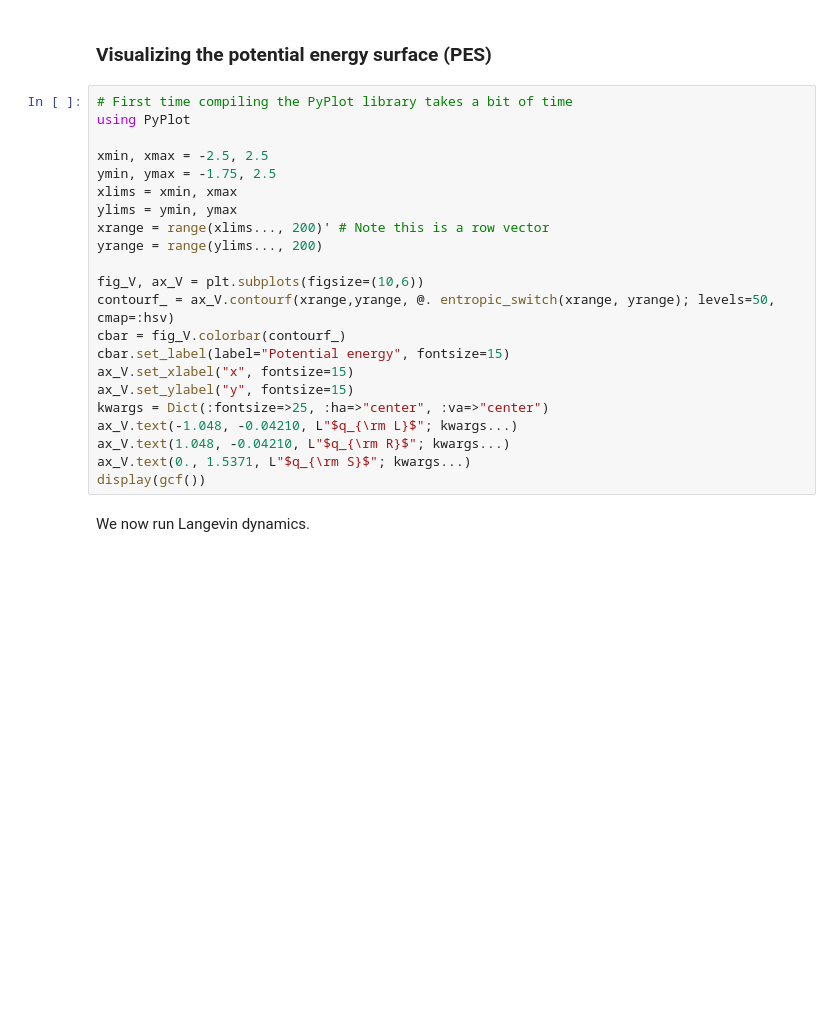
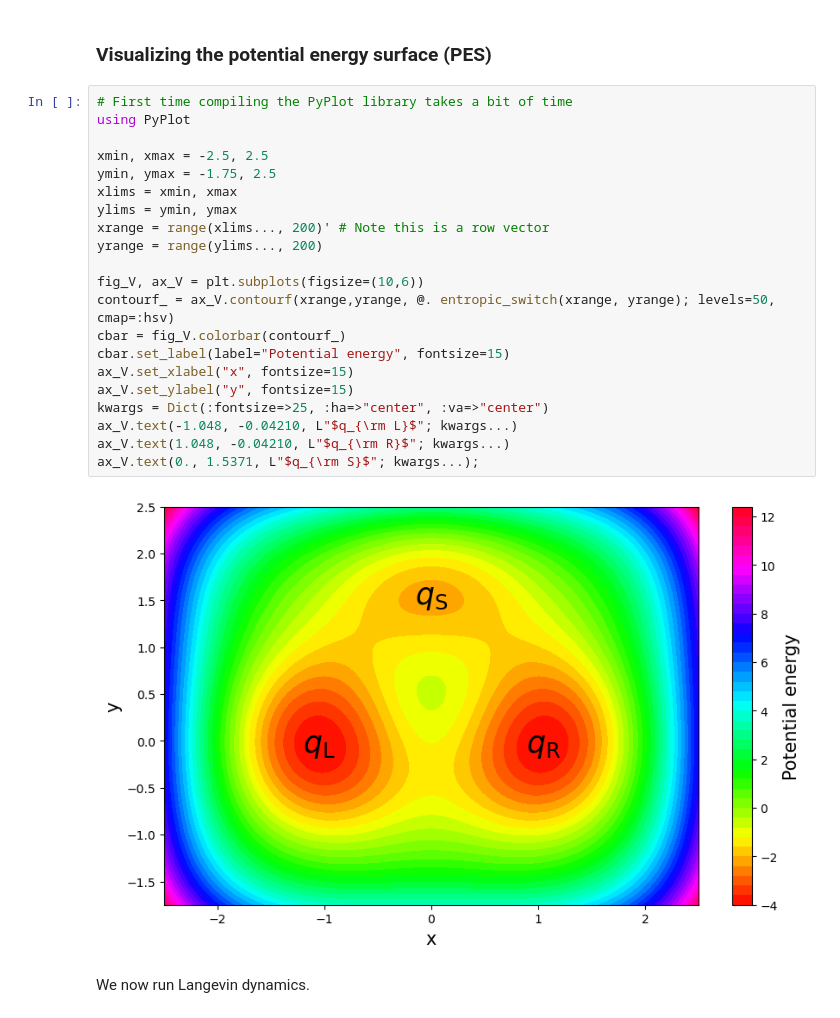
Before and after one commit to shiva-darshan/CECAMSummerSchool2025, a Jupyter notebook: notebooks/equilibrium_sampling_correction.ipynb, the cells around one changed output. Drawn from its saved outputs; the diff is of its cells as text; blank space fills up the shorter version.

```diff
--- a/notebooks/equilibrium_sampling_correction.ipynb
+++ b/notebooks/equilibrium_sampling_correction.ipynb
@@ -878,25 +940,26 @@ end
 # %%
 # First time compiling the PyPlot library takes a bit of time
 using PyPlot
 
 xmin, xmax = -2.5, 2.5
 ymin, ymax = -1.75, 2.5
 xlims = xmin, xmax
 ylims = ymin, ymax
 xrange = range(xlims..., 200)' # Note this is a row vector
 yrange = range(ylims..., 200)
 
 fig_V, ax_V = plt.subplots(figsize=(10,6))
 contourf_ = ax_V.contourf(xrange,yrange, @. entropic_switch(xrange, yrange); levels=50, cmap=:hsv)
 cbar = fig_V.colorbar(contourf_)
 cbar.set_label(label="Potential energy", fontsize=15)
 ax_V.set_xlabel("x", fontsize=15)
 ax_V.set_ylabel("y", fontsize=15)
 kwargs = Dict(:fontsize=>25, :ha=>"center", :va=>"center")
 ax_V.text(-1.048, -0.04210, L"$q_{\rm L}$"; kwargs...)
 ax_V.text(1.048, -0.04210, L"$q_{\rm R}$"; kwargs...)
-ax_V.text(0., 1.5371, L"$q_{\rm S}$"; kwargs...)
-display(gcf())
+ax_V.text(0., 1.5371, L"$q_{\rm S}$"; kwargs...);
+# %% [output]
+[figure, added]
 # %% [markdown]
 We now run Langevin dynamics.
 # %%
```
Also changed, not shown: parts of 31 cells of this notebook.
